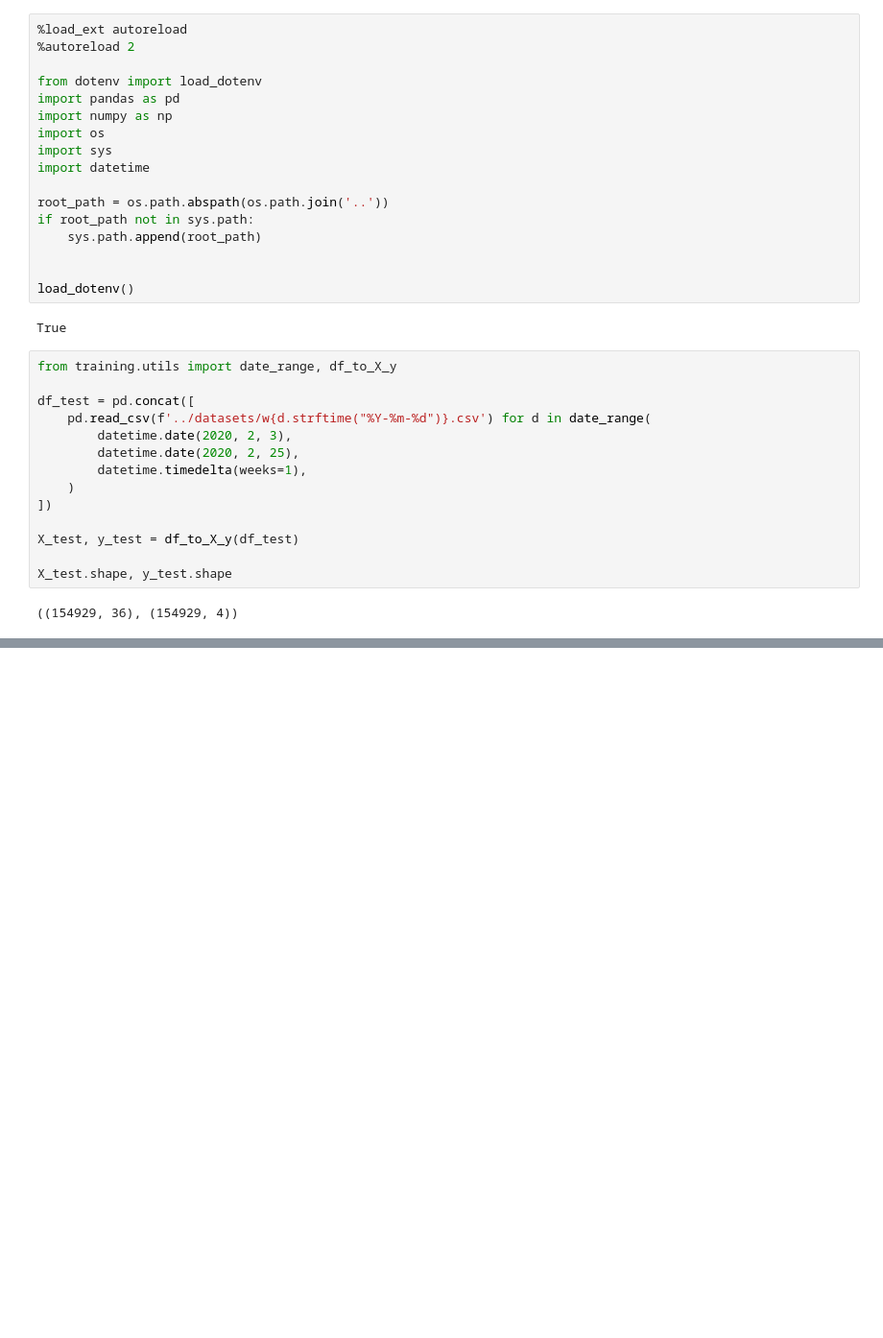
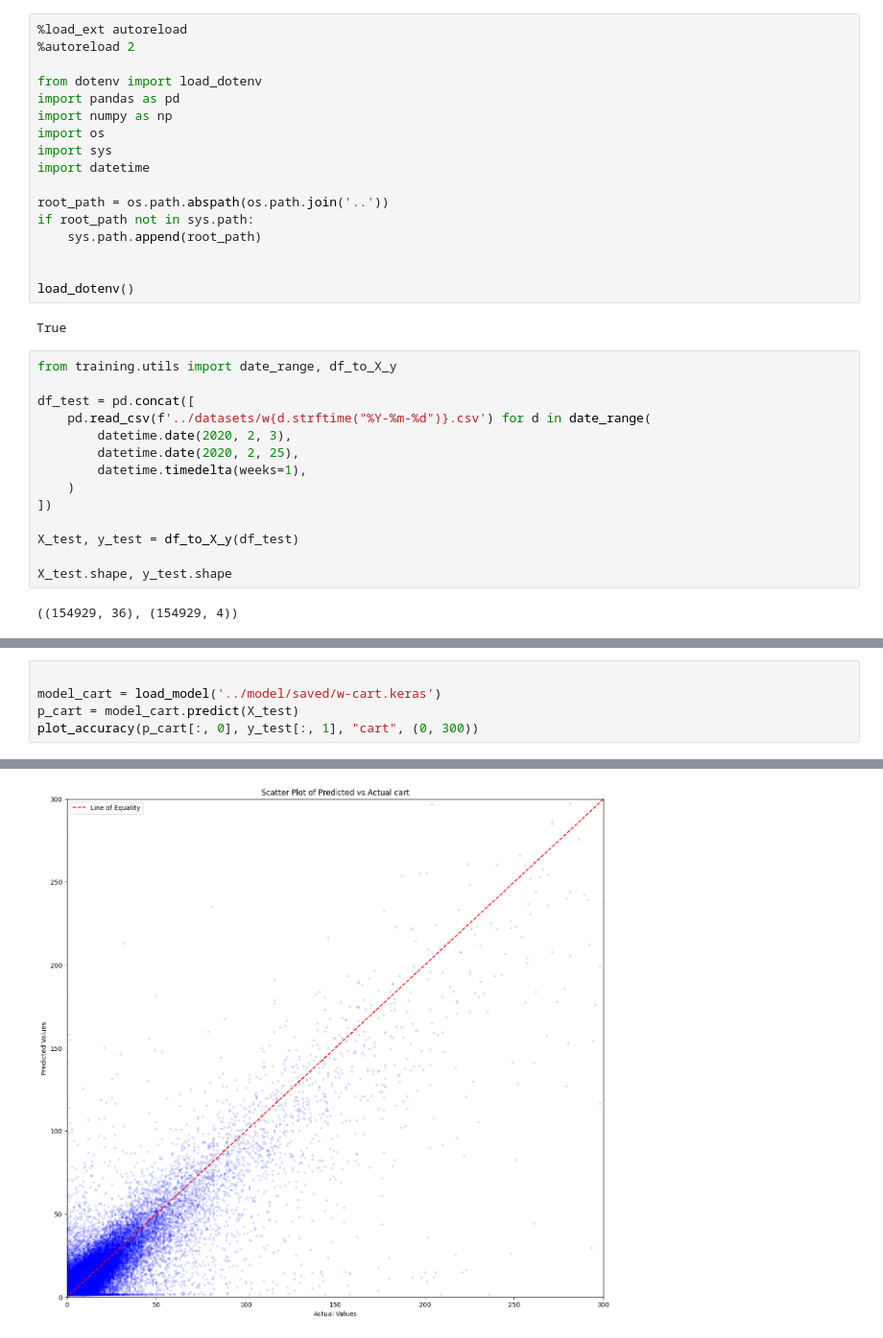
Before and after one commit to catan271/datn, a Jupyter notebook: training/02a-test.ipynb, the cells around one changed output, grey strips where cells are left out. Shown at 96% size. Cells and saved outputs as stored; diff of their text form; blank space fills up the shorter version.

```diff
--- a/training/02a-test.ipynb
+++ b/training/02a-test.ipynb
@@ -35,0 +48,6 @@ X_test.shape, y_test.shape
+# %%
+
+model_cart = load_model('../model/saved/w-cart.keras')
+p_cart = model_cart.predict(X_test)
+plot_accuracy(p_cart[:, 0], y_test[:, 1], "cart", (0, 300))
+# %% [output]
@@ -35,0 +55 @@ X_test.shape, y_test.shape
+[figure, added]
```
Also changed, not shown: parts of 5 cells of this notebook, 23 other files.
